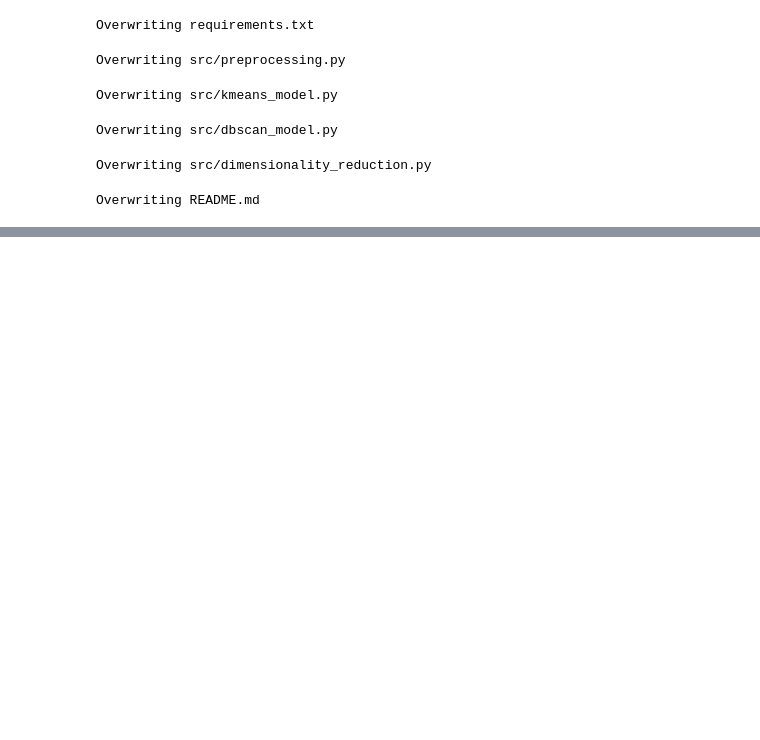
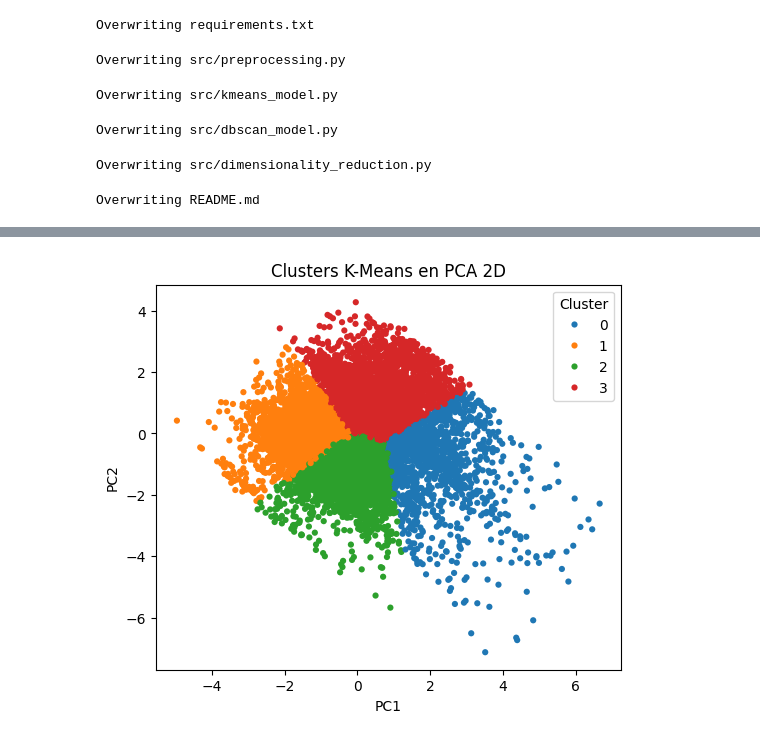
Before and after one commit to angelyambaycher/Taller_Semana_3, a Jupyter notebook: notebooks/Taller_Colaborativo_Semana3.ipynb, the cells around one changed output, grey strips where cells are left out. Saved outputs shown, nothing was run; the diff lists cells and outputs as text; code cells hidden in the pictures; blank space fills up the shorter version.

```diff
--- a/notebooks/Taller_Colaborativo_Semana3.ipynb
+++ b/notebooks/Taller_Colaborativo_Semana3.ipynb
@@ -222,0 +402,31 @@ Overwriting README.md
+# %%
+# K-Means final
+kmeans = KMeans(n_clusters=4, random_state=42)
+labels_kmeans = kmeans.fit_predict(X_scaled)
+
+# DBSCAN
+dbscan = DBSCAN(eps=0.6, min_samples=5)
+labels_dbscan = dbscan.fit_predict(X_scaled)
+# %%
+#PCA 2D y K-Means en PCA
+pca = PCA(n_components=2)
+X_pca = pca.fit_transform(X_scaled)
+
+plt.figure(figsize=(6,5))
+sns.scatterplot(
+    x=X_pca[:, 0],
+    y=X_pca[:, 1],
+    hue=labels_kmeans,
+    palette='tab10',
+    s=20,
+    linewidth=0
+)
+plt.title("Clusters K-Means en PCA 2D")
+plt.xlabel("PC1")
+plt.ylabel("PC2")
+plt.legend(title="Cluster", loc="best")
+
+plt.savefig("figures/kmeans_pca.png", dpi=200, bbox_inches="tight")
+plt.show()
+# %% [output]
+[figure, added]
```
Also changed, not shown: parts of 16 cells of this notebook, 6 other files.
